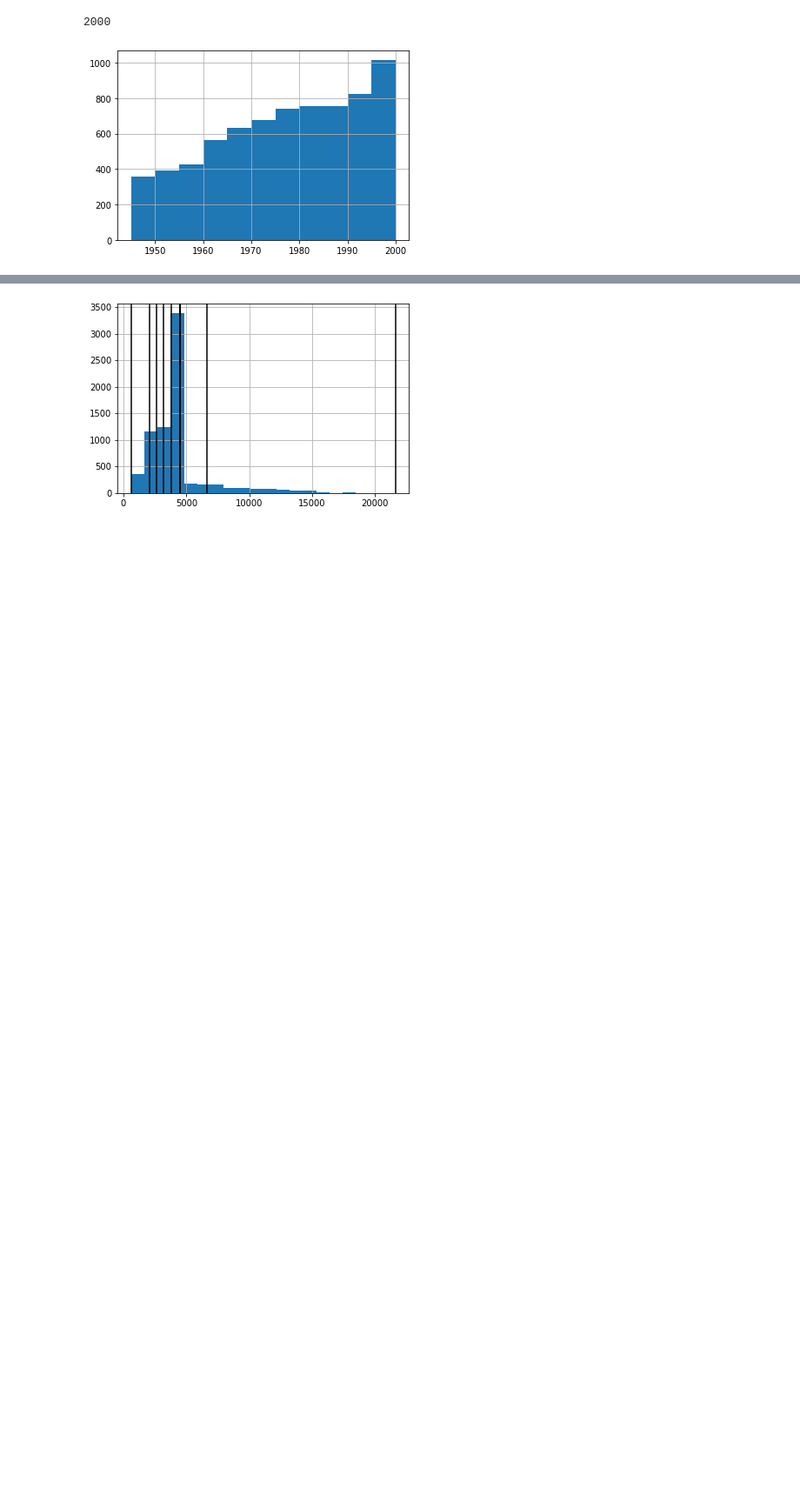
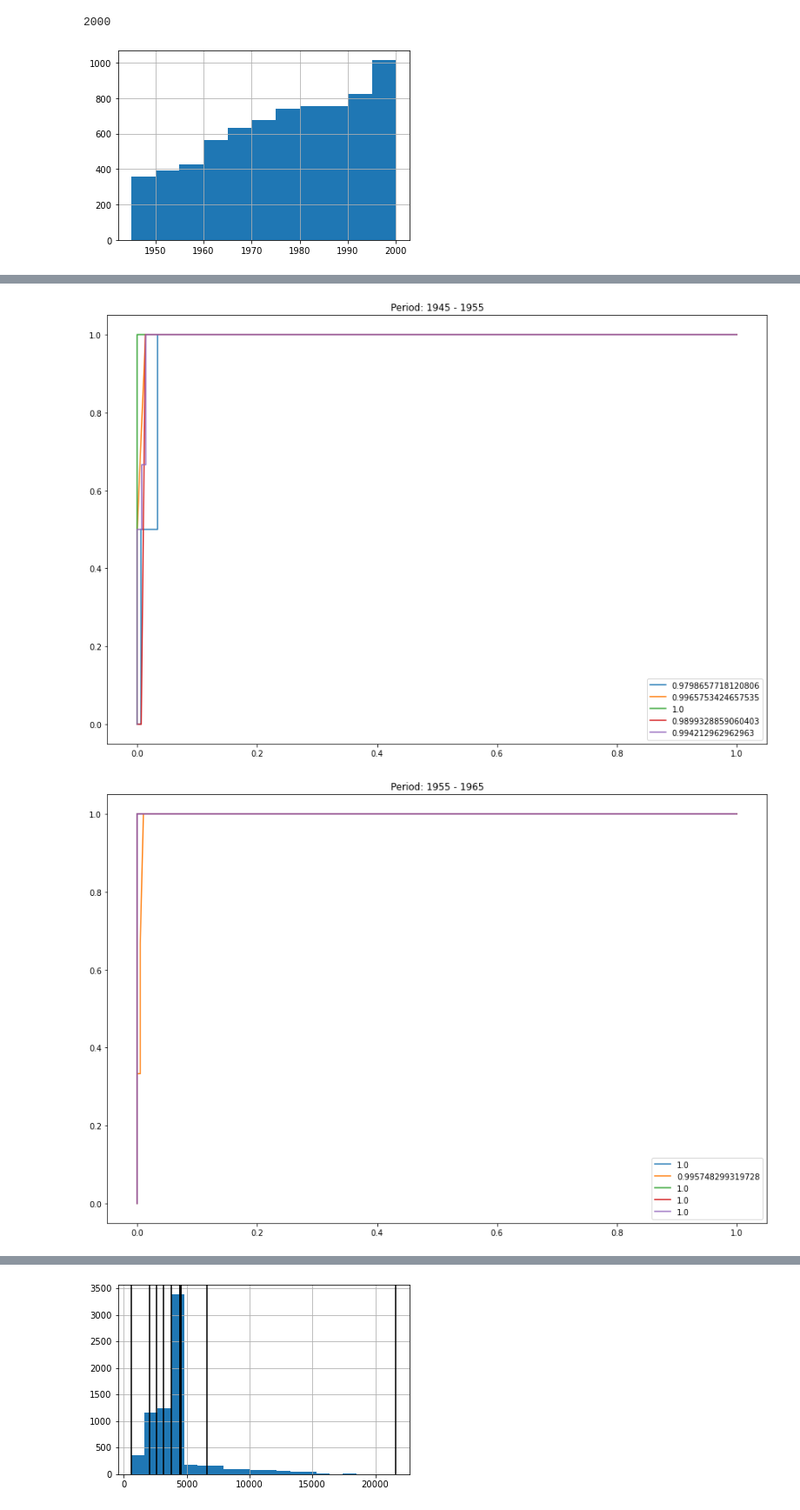
Before and after one commit to epfl-ada/ada-2020-project-milestone-p3-p3_adaconda, a Jupyter notebook: P4 Merge.ipynb, the cells around one changed output, grey strips where cells are left out. Shown at 87% size. Saved outputs shown, nothing was run; the diff lists cells and outputs as text; code cells hidden in the pictures; blank space fills up the shorter version.

```diff
--- a/P4 Merge.ipynb
+++ b/P4 Merge.ipynb
@@ -337,0 +450,30 @@ plt.axhline(y=np.mean(percentFalseLR[1:]))
+# %%
+from sklearn.model_selection import KFold
+# Split the data
+N =5
+r2_scores = []
+kf = KFold(n_splits=N, shuffle=True)
+    #kf.split(X,y)
+timeperiod = 1945
+#X = doc.drop(['warstds','year'] , axis='columns')
+#y = doc['warstds'].values
+clf = RandomForestClassifier(n_estimators=100, max_depth = 10)
+
+for i in tab:
+    plt.figure(figsize=(15,10))
+    plt.title('Period: ' + str(timeperiod) + " - " + str((timeperiod + period)))
+    timeperiod = timeperiod + period
+    X = i.drop(['warstds','year'] , axis='columns')
+    y = i['warstds'].values
+    for (train_index, test_index) in kf.split(X,y):
+        X_train, X_test = X.iloc[train_index], X.iloc[test_index]
+        y_train, y_test = y[train_index], y[test_index]
+        c_fit  = clf.fit(X_train, y_train)
+        predictions = clf.predict_proba(X_test)[:,-1]
+        falseRate, trueRate, threshold = metrics.roc_curve(y_test, predictions)
+        auc = metrics.auc(falseRate, trueRate)
+        plt.plot(falseRate, trueRate, label = str(auc) )
+        plt.legend()
+# %% [output]
+[figure, added]
+[figure, added]
```
Also changed, not shown: parts of 35 cells of this notebook.
